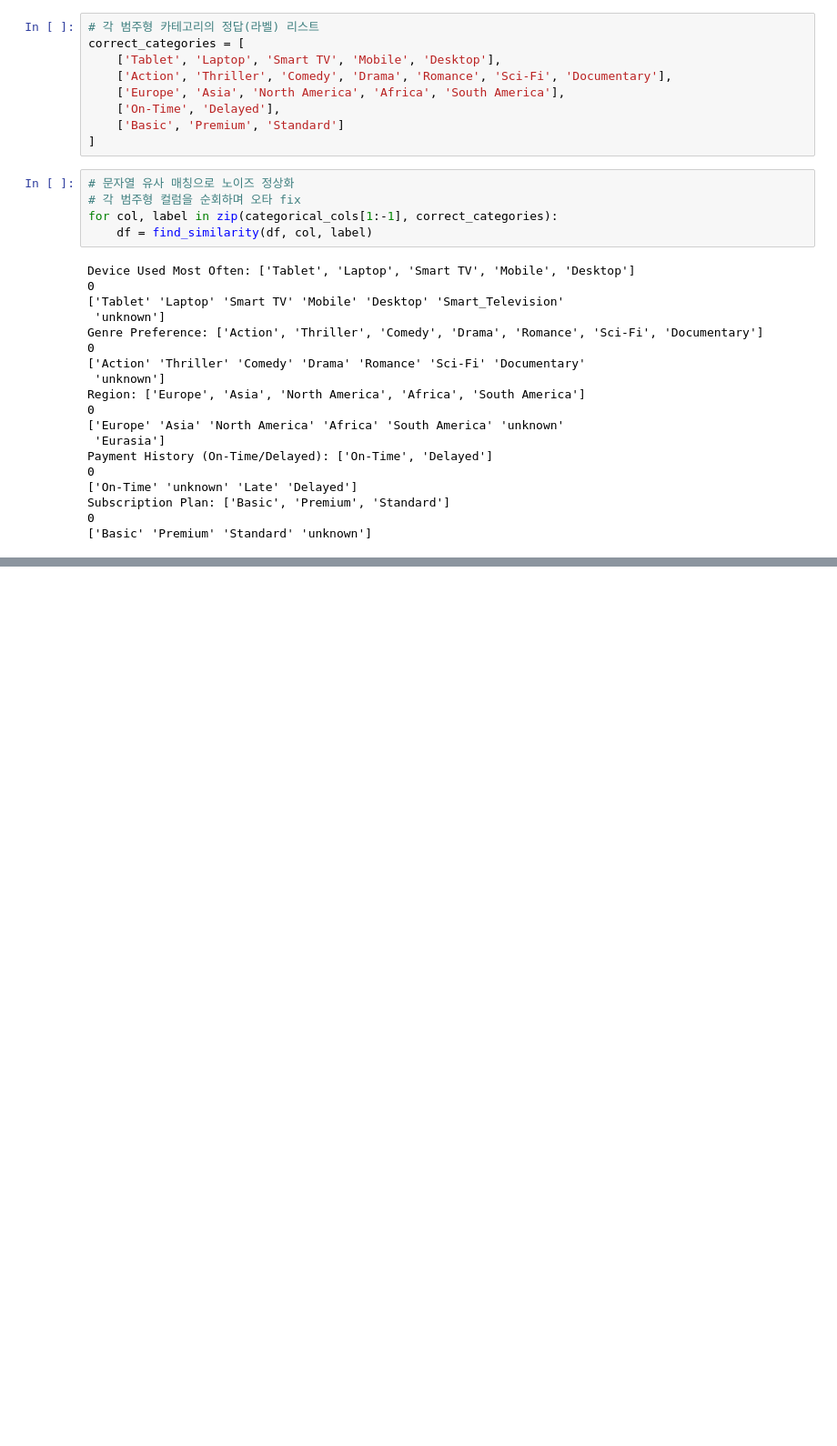
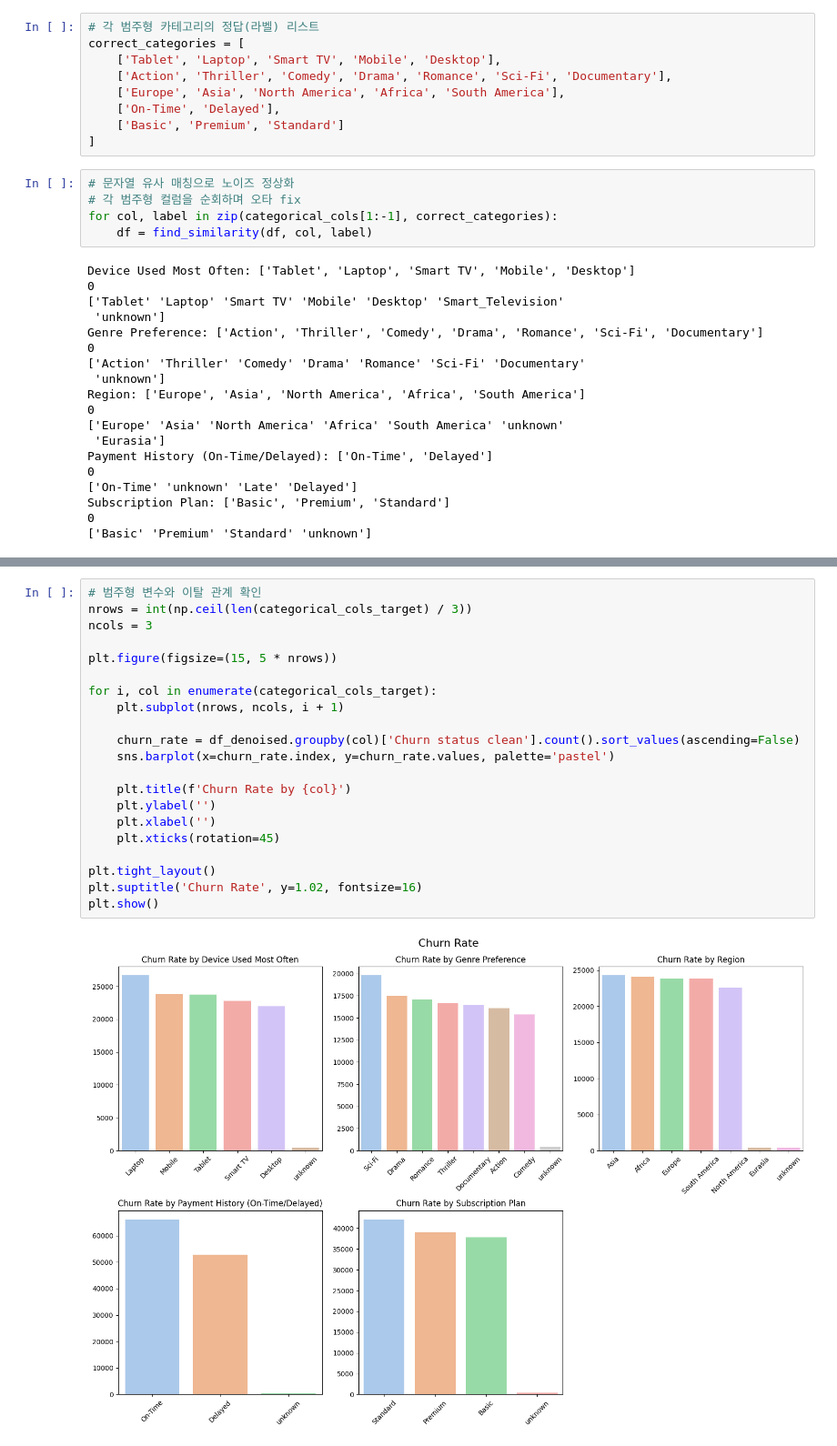
Before and after one commit to SKNetworks-AI19-250818/SKN19_2ND_3TEAM, a Jupyter notebook: EDA/EDA_bsj.ipynb, the cells around one changed output, grey strips where cells are left out. Shown at 91% size. Cells and saved outputs as stored; diff of their text form; blank space fills up the shorter version.

```diff
--- a/EDA/EDA_bsj.ipynb
+++ b/EDA/EDA_bsj.ipynb
@@ -369,0 +454,23 @@ categorical_cols = [
+# %%
+# 범주형 변수와 이탈 관계 확인
+nrows = int(np.ceil(len(categorical_cols_target) / 3))
+ncols = 3
+
+plt.figure(figsize=(15, 5 * nrows))
+
+for i, col in enumerate(categorical_cols_target):
+    plt.subplot(nrows, ncols, i + 1)
+
+    churn_rate = df_denoised.groupby(col)['Churn status clean'].count().sort_values(ascending=False)
+    sns.barplot(x=churn_rate.index, y=churn_rate.values, palette='pastel')
+
+    plt.title(f'Churn Rate by {col}')
+    plt.ylabel('')
+    plt.xlabel('')
+    plt.xticks(rotation=45)
+
+plt.tight_layout()
+plt.suptitle('Churn Rate', y=1.02, fontsize=16)
+plt.show()
+# %% [output]
+[figure, added]
```
Also changed, not shown: parts of 15 cells of this notebook.
